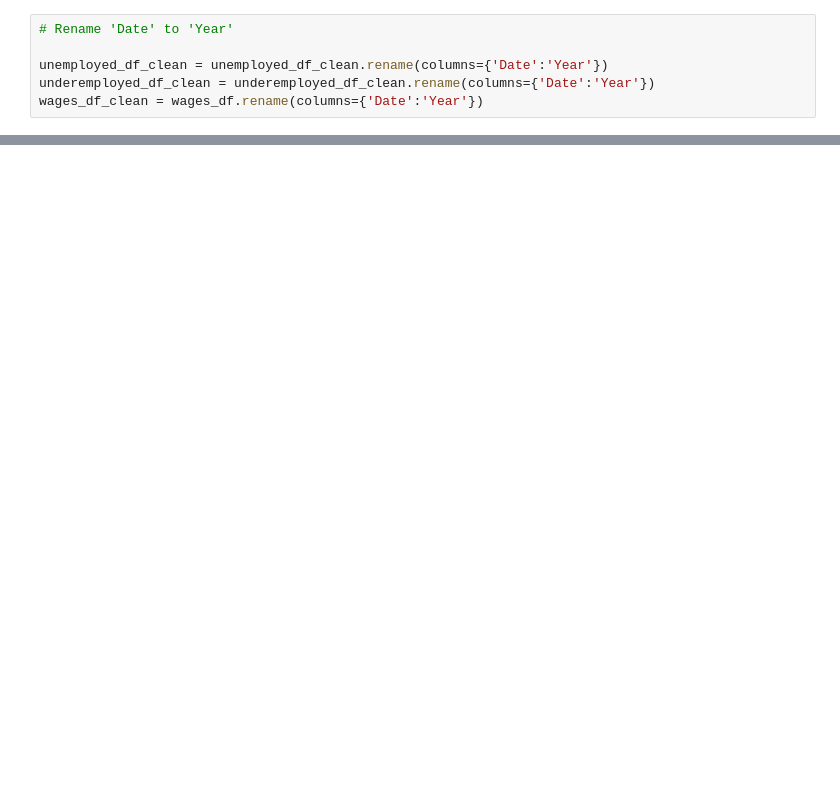
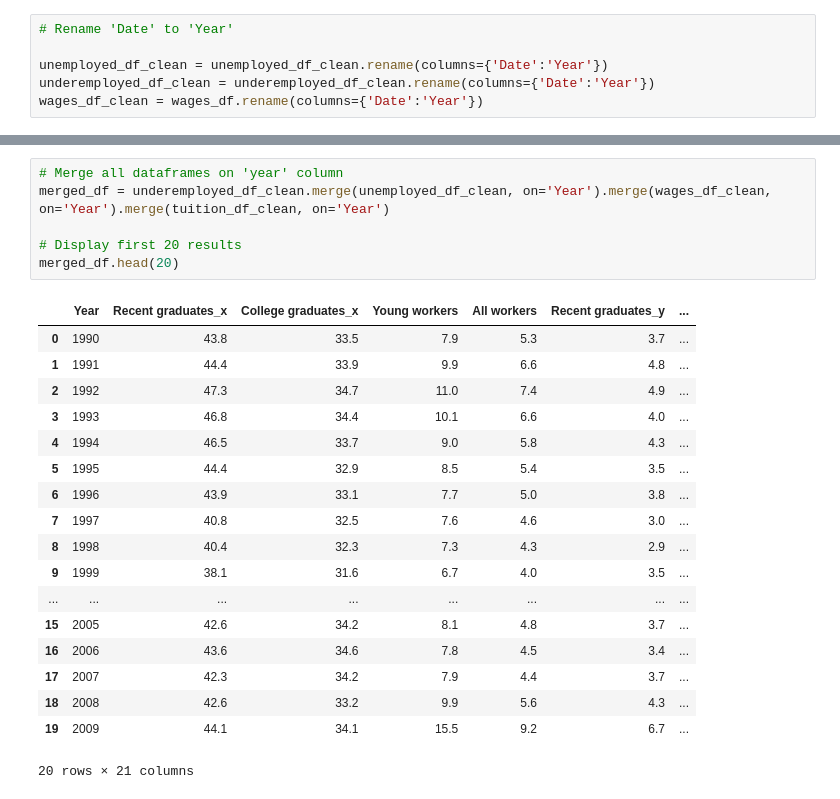
Before and after one commit to lordegraves/exploring_college_value, a Jupyter notebook: exploring_college_value.ipynb, the cells around one changed output, grey strips where cells are left out. Cells and saved outputs as stored; diff of their text form; blank space fills up the shorter version.

```diff
--- a/exploring_college_value.ipynb
+++ b/exploring_college_value.ipynb
@@ -111,0 +144,25 @@ display(wages_df_clean.head())
+# %%
+# Merge all dataframes on 'year' column
+merged_df = underemployed_df_clean.merge(unemployed_df_clean, on='Year').merge(wages_df_clean, on='Year').merge(tuition_df_clean, on='Year')
+
+# Display first 20 results
+merged_df.head(20)
+# %% [output]
+|  | Year | Recent graduates_x | College graduates_x | Young workers | All workers | Recent graduates_y | ... |
+| 0 | 1990 | 43.8 | 33.5 | 7.9 | 5.3 | 3.7 | ... |
+| 1 | 1991 | 44.4 | 33.9 | 9.9 | 6.6 | 4.8 | ... |
+| 2 | 1992 | 47.3 | 34.7 | 11.0 | 7.4 | 4.9 | ... |
+| 3 | 1993 | 46.8 | 34.4 | 10.1 | 6.6 | 4.0 | ... |
+| 4 | 1994 | 46.5 | 33.7 | 9.0 | 5.8 | 4.3 | ... |
+| 5 | 1995 | 44.4 | 32.9 | 8.5 | 5.4 | 3.5 | ... |
+| 6 | 1996 | 43.9 | 33.1 | 7.7 | 5.0 | 3.8 | ... |
+| 7 | 1997 | 40.8 | 32.5 | 7.6 | 4.6 | 3.0 | ... |
+| 8 | 1998 | 40.4 | 32.3 | 7.3 | 4.3 | 2.9 | ... |
+| 9 | 1999 | 38.1 | 31.6 | 6.7 | 4.0 | 3.5 | ... |
+| ... | ... | ... | ... | ... | ... | ... | ... |
+| 15 | 2005 | 42.6 | 34.2 | 8.1 | 4.8 | 3.7 | ... |
+| 16 | 2006 | 43.6 | 34.6 | 7.8 | 4.5 | 3.4 | ... |
+| 17 | 2007 | 42.3 | 34.2 | 7.9 | 4.4 | 3.7 | ... |
+| 18 | 2008 | 42.6 | 33.2 | 9.9 | 5.6 | 4.3 | ... |
+| 19 | 2009 | 44.1 | 34.1 | 15.5 | 9.2 | 6.7 | ... |
+20 rows × 21 columns
```
Also changed, not shown: parts of 4 cells of this notebook.
